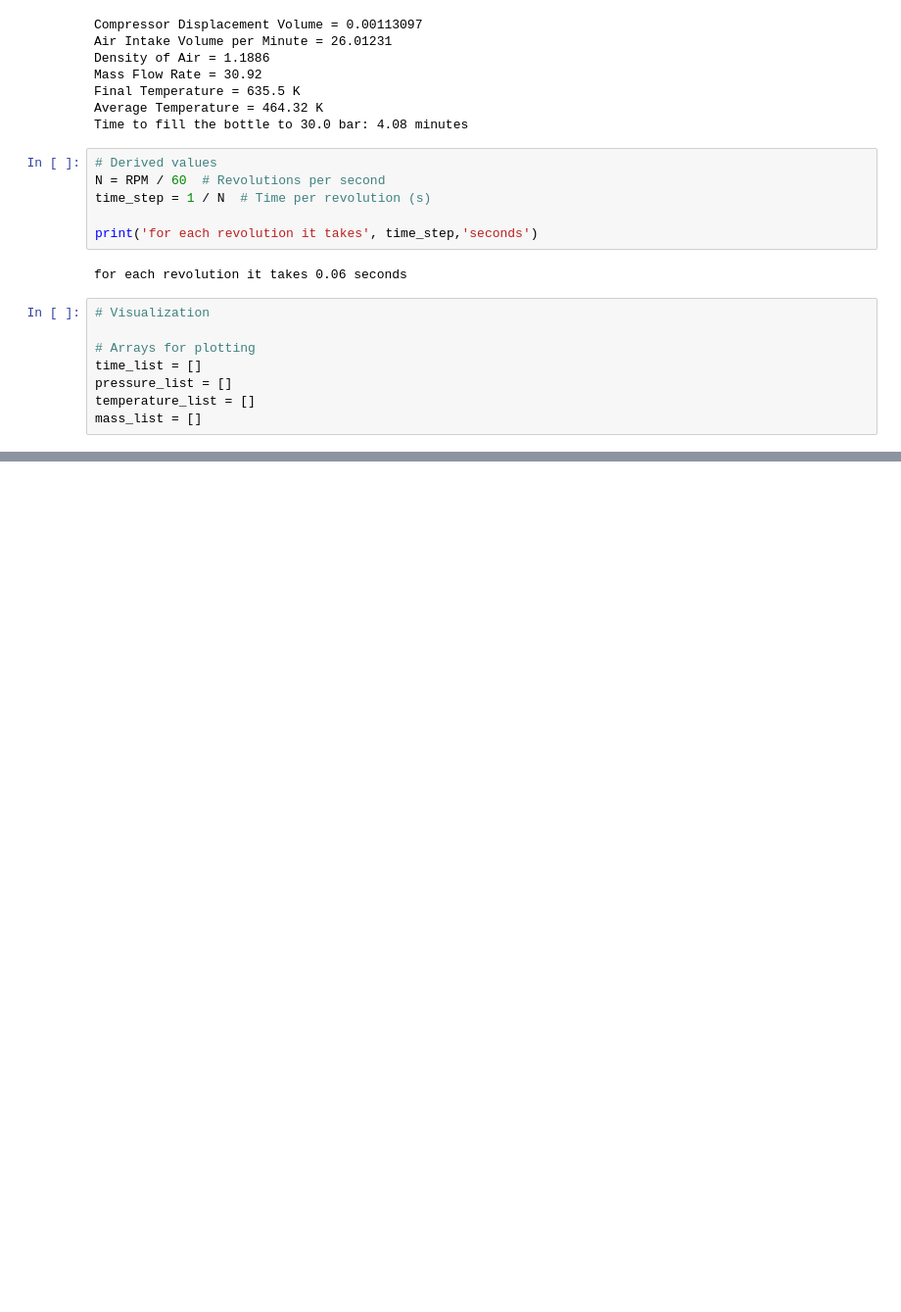
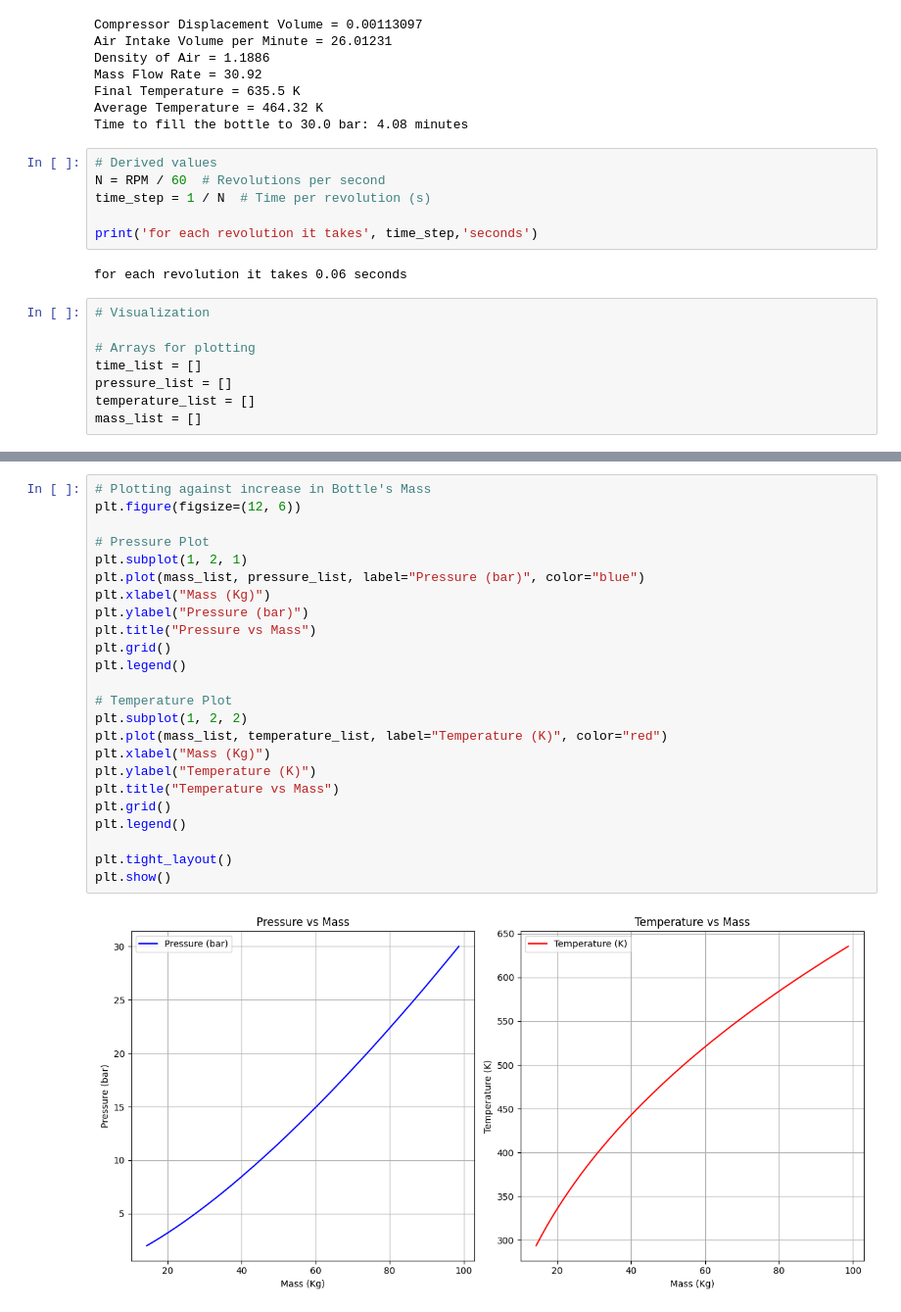
Before and after one commit to abcr5914/Projects_Private, a Jupyter notebook: Project_Compressor_Time.ipynb, the cells around one changed output, grey strips where cells are left out. Shown at 98% size. Drawn from its saved outputs; the diff is of its cells as text; blank space fills up the shorter version.

Commit message:
I added a few more Graphs that compare pressure and temperature with the bottle's mass. I also updated the work remaining, in the 'notes' cell.

```diff
--- a/Project_Compressor_Time.ipynb
+++ b/Project_Compressor_Time.ipynb
@@ -163,3 +165,29 @@ plt.tight_layout()
 plt.show()
 # %% [output]
 [figure]
+# %%
+# Plotting against increase in Bottle's Mass
+plt.figure(figsize=(12, 6))
+
+# Pressure Plot
+plt.subplot(1, 2, 1)
+plt.plot(mass_list, pressure_list, label="Pressure (bar)", color="blue")
+plt.xlabel("Mass (Kg)")
+plt.ylabel("Pressure (bar)")
+plt.title("Pressure vs Mass")
+plt.grid()
+plt.legend()
+
+# Temperature Plot
+plt.subplot(1, 2, 2)
+plt.plot(mass_list, temperature_list, label="Temperature (K)", color="red")
+plt.xlabel("Mass (Kg)")
+plt.ylabel("Temperature (K)")
+plt.title("Temperature vs Mass")
+plt.grid()
+plt.legend()
+
+plt.tight_layout()
+plt.show()
+# %% [output]
+[figure, added]
```
Also changed, not shown: parts of 3 cells of this notebook.
